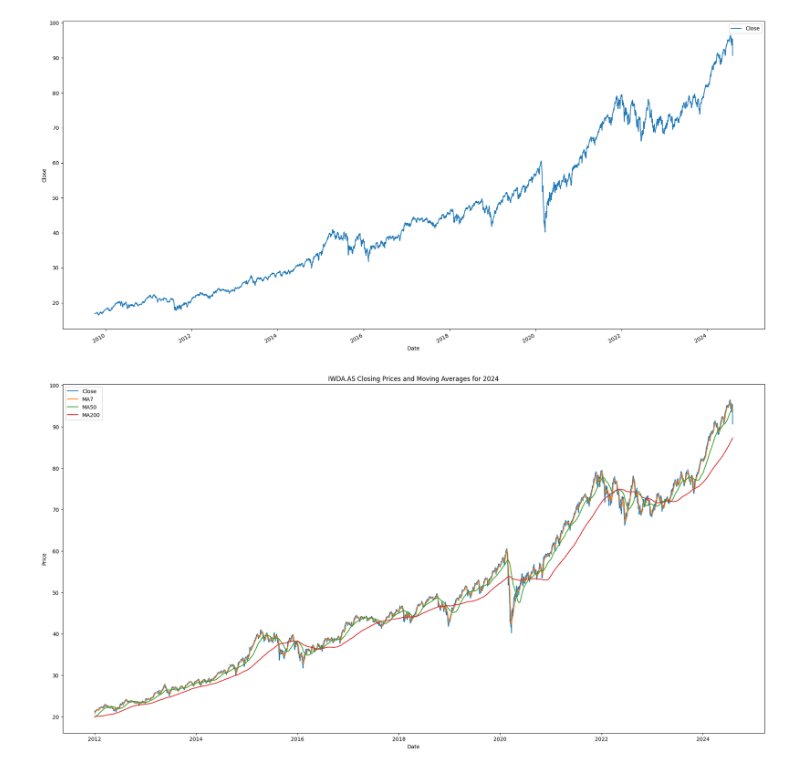
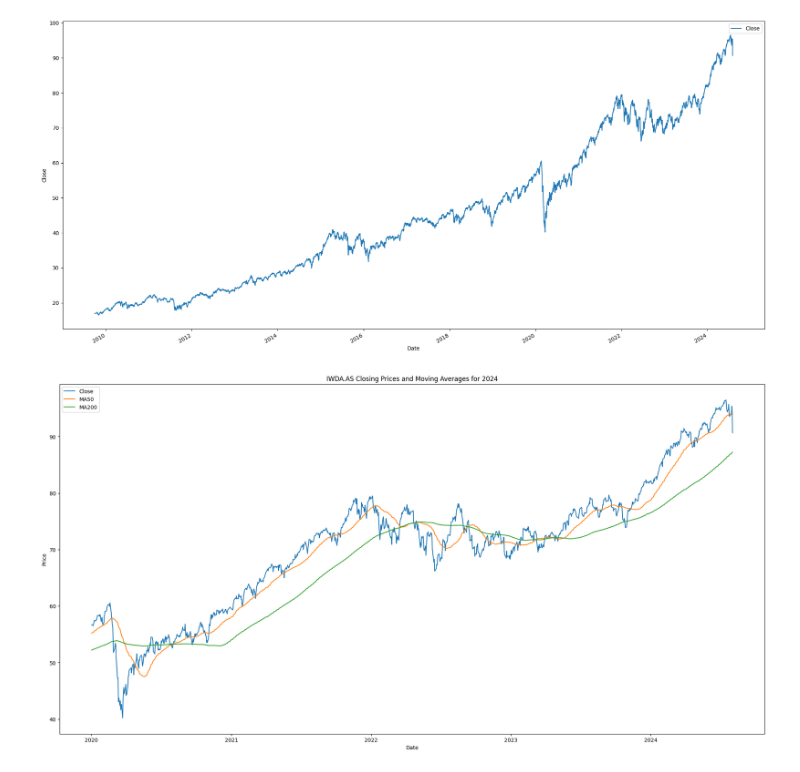
Before and after one commit to BartBroux/BartBroux, a Jupyter notebook: rollend_gemiddelde.ipynb, the cells around one changed output. Drawn from its saved outputs; the diff is of its cells as text; code cells hidden in the pictures.

```diff
--- a/rollend_gemiddelde.ipynb
+++ b/rollend_gemiddelde.ipynb
@@ -11,3 +11,14 @@ from sklearn.linear_model import LinearRegression   # Linear regression model
 import matplotlib.pyplot as plt                     # Basic visualisation
 from statsmodels.graphics.mosaicplot import mosaic  # Mosaic plot
 import seaborn as sns                               # Advanced dataviz
+# %%
+from datetime import datetime, timedelta
+
+# Calculate the timestamp for today - 1 day
+end_date = datetime.now() - timedelta(days=1)
+end_timestamp = int(end_date.timestamp())
+
+# Update the URL with the new end timestamp
+url = f"https://query1.finance.yahoo.com/v7/finance/download/IWDA.AS?period1=1253923200&period2={end_timestamp}&interval=1d&events=history&includeAdjustedClose=true"
+
+url
@@ -14,6 +27,6 @@ import seaborn as sns                               # Advanced dataviz
 # %%
 # Import the CSV-file in a DataFrame, parse the Date column as a date and set it as the index.
-data = pd.read_csv('https://raw.githubusercontent.com/BartBroux/Hogent/main/DSAI/Werkruimte/GitHub/data/IWDA.AS%20(2).csv?token=GHSAT0AAAAAACTWKLEA6E3MM4AOOBZFZABSZVP4GDA', delimiter = ",", parse_dates=['Date']).set_index(['Date'])
+data = pd.read_csv(url, delimiter = ",", parse_dates=['Date']).set_index(['Date'])
 #  We will only use the variable Close, so you can drop all other variables.
 data = data[['Close']]
 data.head()
@@ -33,23 +46,23 @@ plt.ylabel(data.columns[0])
 Text(0, 0.5, 'Close')
 [figure]
 # %%
-data['MA7'] = data['Close'].rolling(7).mean()
+# data['MA7'] = data['Close'].rolling(7).mean()
 data['MA50'] = data['Close'].rolling(50).mean()
 data['MA200'] = data['Close'].rolling(200).mean()
 
 # Filter data for the year 2024
-data_2024 = data.loc['2012':'2024']
+data_2024 = data.loc['2020':'2024']
 
 # Plot the data
 plt.figure(figsize=[24, 12])
 plt.plot(data_2024.index, data_2024['Close'], label='Close')
-plt.plot(data_2024.index, data_2024['MA7'], label='MA7')
+# plt.plot(data_2024.index, data_2024['MA7'], label='MA7')
 plt.plot(data_2024.index, data_2024['MA50'], label='MA50')
 plt.plot(data_2024.index, data_2024['MA200'], label='MA200')
 plt.xlabel('Date')
 plt.ylabel('Price')
 plt.title('IWDA.AS Closing Prices and Moving Averages for 2024')
 plt.legend()
 plt.show()
 # %% [output]
-[figure, old version]
+[figure, new version]
```
Also changed, not shown: parts of 1 cell of this notebook.
